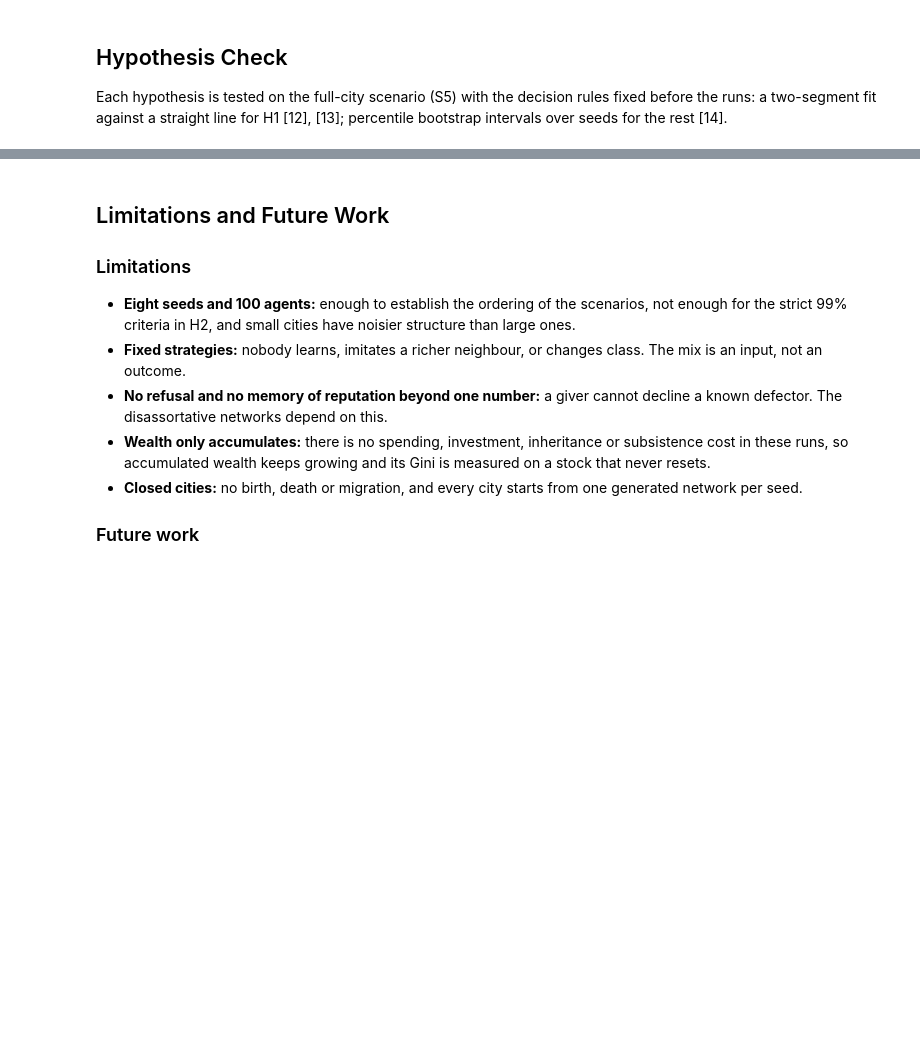
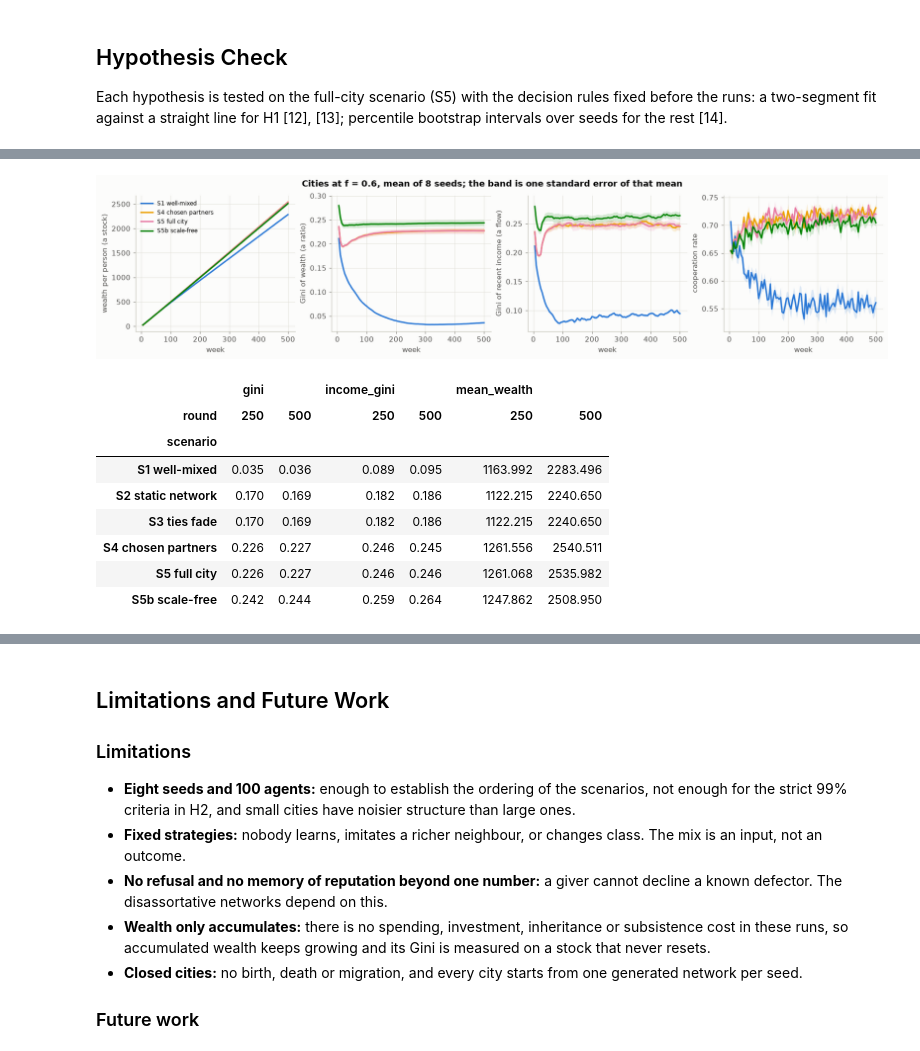
Before and after one commit to Precipicee/cits4403-project, a Jupyter notebook: notebooks/Project.ipynb, the cells around one changed output, grey strips where cells are left out. Drawn from its saved outputs; the diff is of its cells as text; code cells hidden in the pictures; blank space fills up the shorter version.

```diff
--- a/notebooks/Project.ipynb
+++ b/notebooks/Project.ipynb
@@ -514,0 +544,31 @@ pd.DataFrame([
+# %%
+LADDER = ["S1 well-mixed", "S2 static network", "S3 ties fade", "S4 chosen partners", "S5 full city"]
+SHOWN = ["S1 well-mixed", "S4 chosen partners", "S5 full city", "S5b scale-free"]
+
+# One giver fraction at a time: averaging across the mix would blend cities that differ by design.
+mid_core = sweep.core[np.isclose(sweep.core["giver_fraction"], 0.6)]
+convergence = R.series_means(mid_core, ["mean_wealth", "gini", "income_gini", "coop_rate"])
+
+fig, axes = plt.subplots(1, 4, figsize=(15, 3.4))
+panels = [("mean_wealth", "wealth per person (a stock)"), ("gini", "Gini of wealth (a ratio)"),
+          ("income_gini", "Gini of recent income (a flow)"), ("coop_rate", "cooperation rate")]
+for ax, (metric, label) in zip(axes, panels):
+    P.over_time(ax, convergence, metric, SHOWN, colours, ylabel=label)
+axes[0].legend(fontsize=8, loc="upper left")
+fig.suptitle("Cities at f = 0.6, mean of 8 seeds; the band is one standard error of that mean",
+             fontweight="bold")
+plt.show()
+
+convergence[convergence["round"].isin([250, 500])].pivot_table(
+    index="scenario", columns="round", values=["mean_wealth", "gini", "income_gini"]).round(3)
+# %% [output]
+[figure, added]
+|  | gini |  | income_gini |  | mean_wealth |  |
+| round | 250 | 500 | 250 | 500 | 250 | 500 |
+| scenario |  |  |  |  |  |  |
+| S1 well-mixed | 0.035 | 0.036 | 0.089 | 0.095 | 1163.992 | 2283.496 |
+| S2 static network | 0.170 | 0.169 | 0.182 | 0.186 | 1122.215 | 2240.650 |
+| S3 ties fade | 0.170 | 0.169 | 0.182 | 0.186 | 1122.215 | 2240.650 |
+| S4 chosen partners | 0.226 | 0.227 | 0.246 | 0.245 | 1261.556 | 2540.511 |
+| S5 full city | 0.226 | 0.227 | 0.246 | 0.246 | 1261.068 | 2535.982 |
+| S5b scale-free | 0.242 | 0.244 | 0.259 | 0.264 | 1247.862 | 2508.950 |
```
Also changed, not shown: parts of 22 cells of this notebook, 1 other file.
